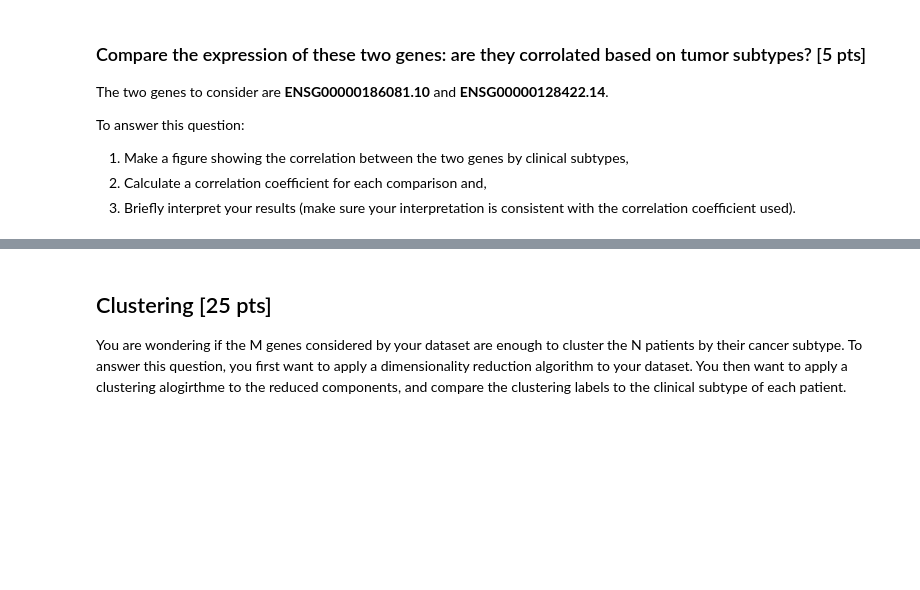
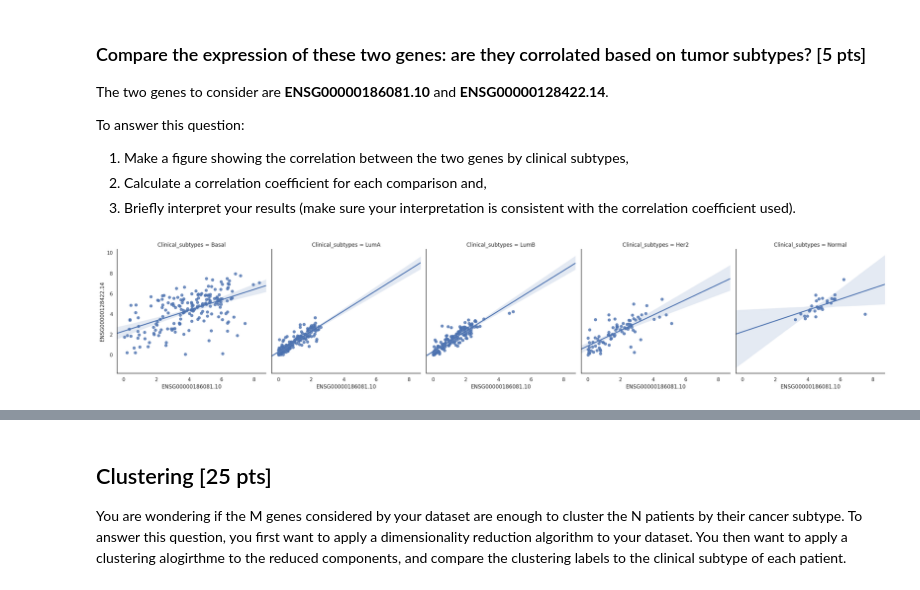
Before and after one commit to nancy-aloy/BIM6065C, a Jupyter notebook: notebooks/exercices_good_practices.ipynb, the cells around one changed output, grey strips where cells are left out. Saved outputs shown, nothing was run; the diff lists cells and outputs as text; code cells hidden in the pictures; blank space fills up the shorter version.

```diff
--- a/notebooks/exercices_good_practices.ipynb
+++ b/notebooks/exercices_good_practices.ipynb
@@ -167,3 +180,8 @@ To answer this question:
 1. Make a figure showing the correlation between the two genes by clinical subtypes,
 2. Calculate a correlation coefficient for each comparison and,
 3. Briefly interpret your results (make sure your interpretation is consistent with the correlation coefficient used).
+# %%
+sns.lmplot(data=df, x="ENSG00000186081.10", y="ENSG00000128422.14", truncate=False, col="Clinical_subtypes")
+sns.despine()
+# %% [output]
+[figure, added]
```
Also changed, not shown: parts of 3 cells of this notebook.
